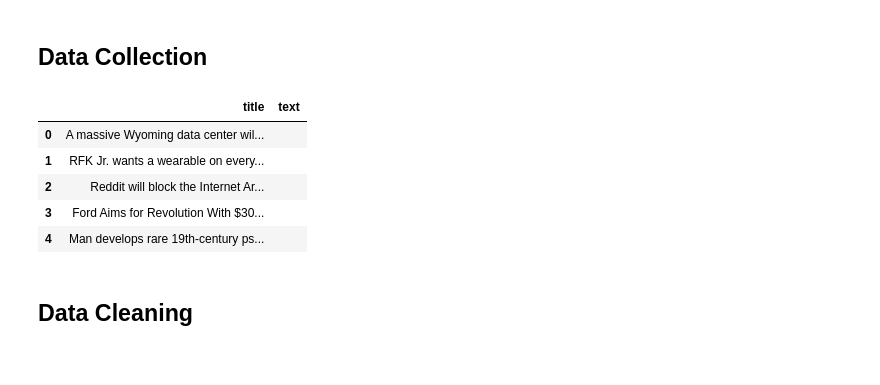
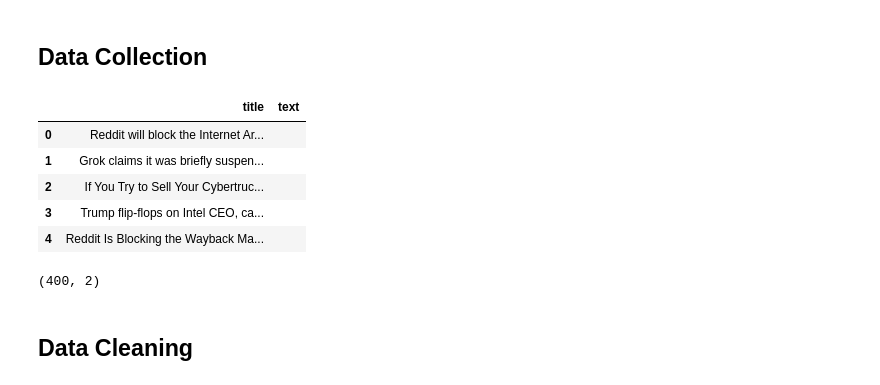
Before and after one commit to Atul1231/Real-Time-Trend-Analysis, a Jupyter notebook: notebook/Real-Time-Trend-Analysis.ipynb, the cells around one changed output. Saved outputs shown, nothing was run; the diff lists cells and outputs as text; code cells hidden in the pictures.

```diff
--- a/notebook/Real-Time-Trend-Analysis.ipynb
+++ b/notebook/Real-Time-Trend-Analysis.ipynb
@@ -3,32 +3,36 @@
 # %%
 import praw
 import pandas as pd
 
 # Reddit API authentication
 reddit = praw.Reddit(
     client_id="pzesY9KJ5dirnPGFkQ6QFA",
     client_secret="cKHT4uAr-lWdMj4efLhIe6mHXLBh5g",
     user_agent="trend analysis"
 )
 
 # Collect posts
 posts = []
-for submission in reddit.subreddit("technology").hot(limit=200):
+for submission in reddit.subreddit("technology").hot(limit=400):
     posts.append({
         "title": submission.title,
         "text": submission.selftext
     })
 
 df = pd.DataFrame(posts)
 df.to_csv("reddit_posts.csv", index=False)
 df.head()
 # %% [output]
 |  | title | text |
-| 0 | A massive Wyoming data center wil... |  |
-| 1 | RFK Jr. wants a wearable on every... |  |
-| 2 | Reddit will block the Internet Ar... |  |
-| 3 | Ford Aims for Revolution With $30... |  |
-| 4 | Man develops rare 19th-century ps... |  |
+| 0 | Reddit will block the Internet Ar... |  |
+| 1 | Grok claims it was briefly suspen... |  |
+| 2 | If You Try to Sell Your Cybertruc... |  |
+| 3 | Trump flip-flops on Intel CEO, ca... |  |
+| 4 | Reddit Is Blocking the Wayback Ma... |  |
+# %%
+df.shape
+# %% [output]
+(400, 2)
 # %% [markdown]
 ## Data Cleaning
 # %%
```
Also changed, not shown: parts of 4 cells of this notebook, 3 other files.
